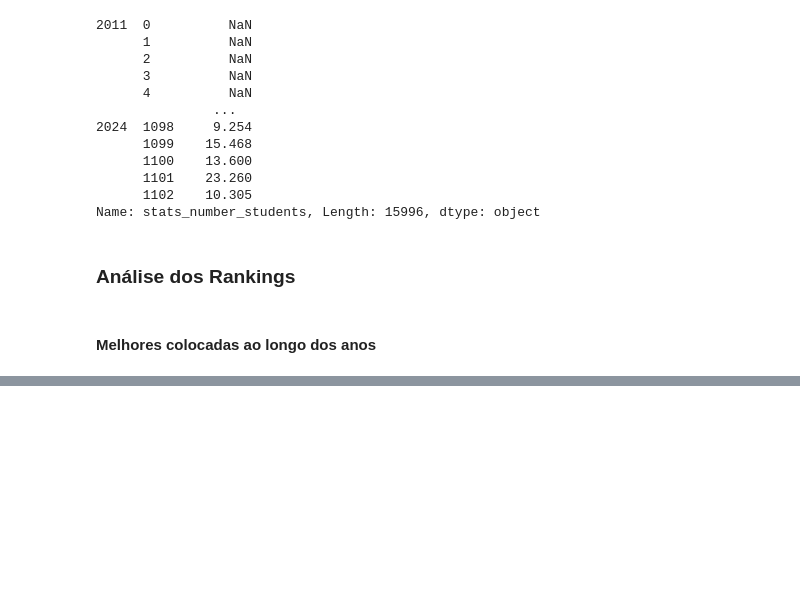
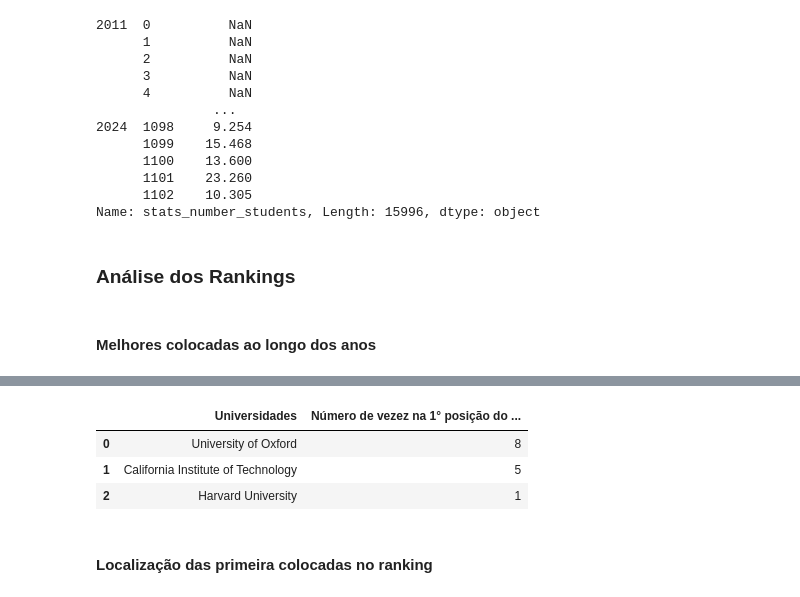
Before and after one commit to RodolfoPCruz/education_analysis, a Jupyter notebook: education_analysis.ipynb, the cells around one changed output, grey strips where cells are left out. Saved outputs shown, nothing was run; the diff lists cells and outputs as text; code cells hidden in the pictures; blank space fills up the shorter version.

```diff
--- a/education_analysis.ipynb
+++ b/education_analysis.ipynb
@@ -211,3 +213,32 @@ Name: stats_number_students, Length: 15996, dtype: object
 ### Análise dos Rankings
 # %% [markdown]
 #### Melhores colocadas ao longo dos anos
+# %%
+def select_top_ranking(dados,feature,n_top,anos_selecionados):
+    '''
+    Função que seleciona as n primeiras linhas para o ranking de cada ano.
+    O dataframe dados tem os rankings das universidades entre 2001 a 2024. Os rankings de cada ano estão ordenados de acordo com as posições das universidades no ranking, começando pelo primeiro
+    lugar.Sendo assim, se fature=name e n_top=9, a função retornará um dataframe com os nomes das universidade que oucuparam as 10 primeiras posições do ranking em cada ano.
+
+    dados   - Pandas dataframe com  os rankings
+    feature - (str) feature desejada. É uma das colunas presente no dataframe
+    n_top   - (int) Número de linhas que serão selecionadas.
+    anos_seleciondados - lista com anos em formato string. Definirá os ranking que se deseja analisar. Estão disponíveis os rankings entre os de 2011 e 2024
+
+    '''
+    top_list=[]
+    n_top-=1 #subtrair 1. Necessário porque o index do dataframe começa em zero. Sem a subtração, caso n_top=10, seriam seleciondas 11 linhas.
+    for ano in anos_selecionados: #anos é um lista para selecionar os rankings que serão analisados
+        top=df_dados.loc[(ano,slice(0,n_top)),[feature]].rename(columns={feature:ano}) #multiindex: o primeiro index é o ano e o segundo index é selecionado no slice
+        top.reset_index(drop=True,inplace=True)
+        top_list.append(top)
+    top_list=pd.concat(top_list,axis=1) #converter a lista em dataframes
+    top_list=top_list.transpose() #transpor para que o ranking para cada anos apareça em cada linha
+    name_columns=[str(i)+'°' for i in range(1,n_top+2)] #NOmes das colunas
+    top_list.columns=name_columns
+
+    return top_list
+# %%
+#Selecionar as universidade que oucuparas as 10 orimeiras posições do ranking entre os anos de 2011 e 2024
+top_universidades=select_top_ranking(df_dados,'name',10,anos)
+top_universidades
@@ -214 +261,14 @@ Name: stats_number_students, Length: 15996, dtype: object
+# %%
+top_1=top_universidades['1°'].value_counts() #top_1 é um dataframe com a contagem do número de vezes que cada universidade oucupou a primeira posição do ranking
+top_1=pd.DataFrame(top_1)
+top_1.reset_index(inplace=True)
+top_1.rename(columns={'1°':'Universidades','count':'Número de vezez na 1° posição do ranking entre 2011 e 2024'},inplace=True)
+top_1
+# %% [output]
+|  | Universidades | Número de vezez na 1° posição do ... |
+| 0 | University of Oxford | 8 |
+| 1 | California Institute of Technology | 5 |
+| 2 | Harvard University | 1 |
+# %% [markdown]
+#### Localização das primeira colocadas no ranking
 # %%
```
Also changed, not shown: parts of 11 cells of this notebook.
